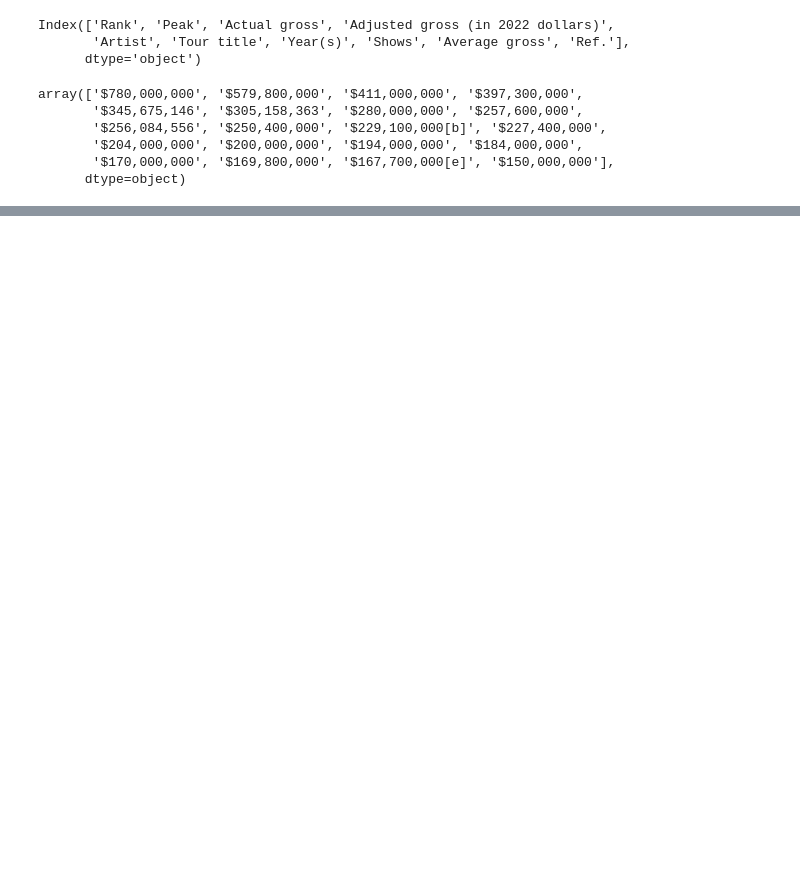
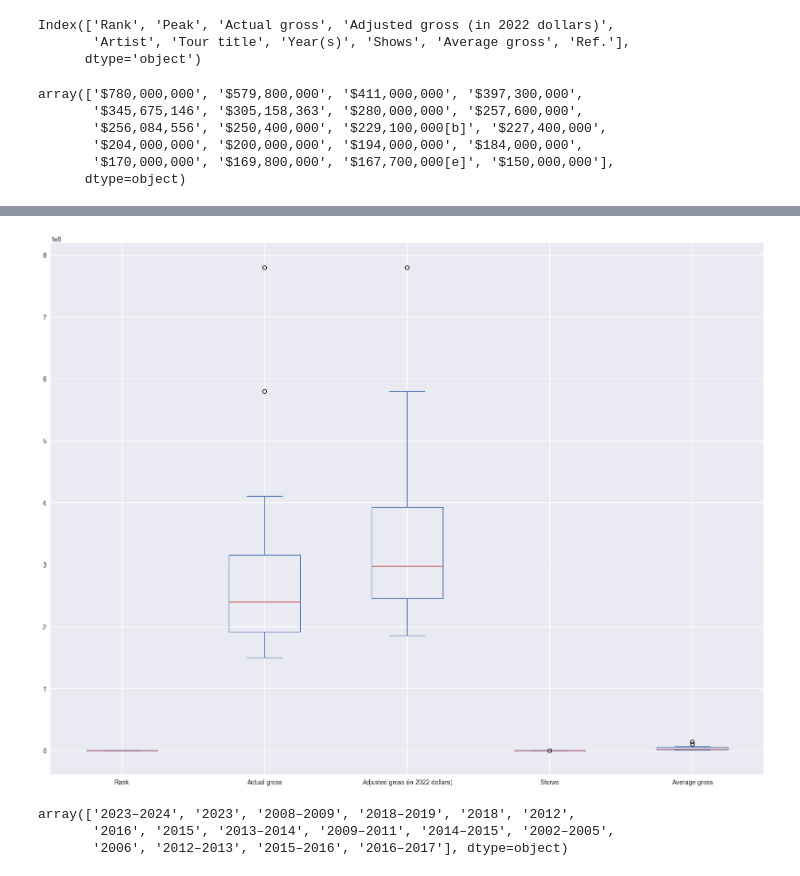
Before and after one commit to vansh-virmani/ML, a Jupyter notebook: EDA and data_preprocessing/EDA_practice02.ipynb, the cells around one changed output, grey strips where cells are left out. Cells and saved outputs as stored; diff of their text form; code cells hidden in the pictures; blank space fills up the shorter version.

```diff
--- a/EDA and data_preprocessing/EDA_practice02.ipynb
+++ b/EDA and data_preprocessing/EDA_practice02.ipynb
@@ -167,0 +250,12 @@ df['Adjusted\xa0gross (in 2022 dollars)']=df['Adjusted\xa0gross (in 2022 dollars
+# %%
+plt.style.use('seaborn-v0_8')
+df.plot(kind="box",figsize=(20,15))
+plt.show()
+# %% [output]
+[figure, added]
+# %%
+df['Year(s)'].unique()
+# %% [output]
+array(['2023–2024', '2023', '2008–2009', '2018–2019', '2018', '2012',
+       '2016', '2015', '2013–2014', '2009–2011', '2014–2015', '2002–2005',
+       '2006', '2012–2013', '2015–2016', '2016–2017'], dtype=object)
```
Also changed, not shown: parts of 22 cells of this notebook.
